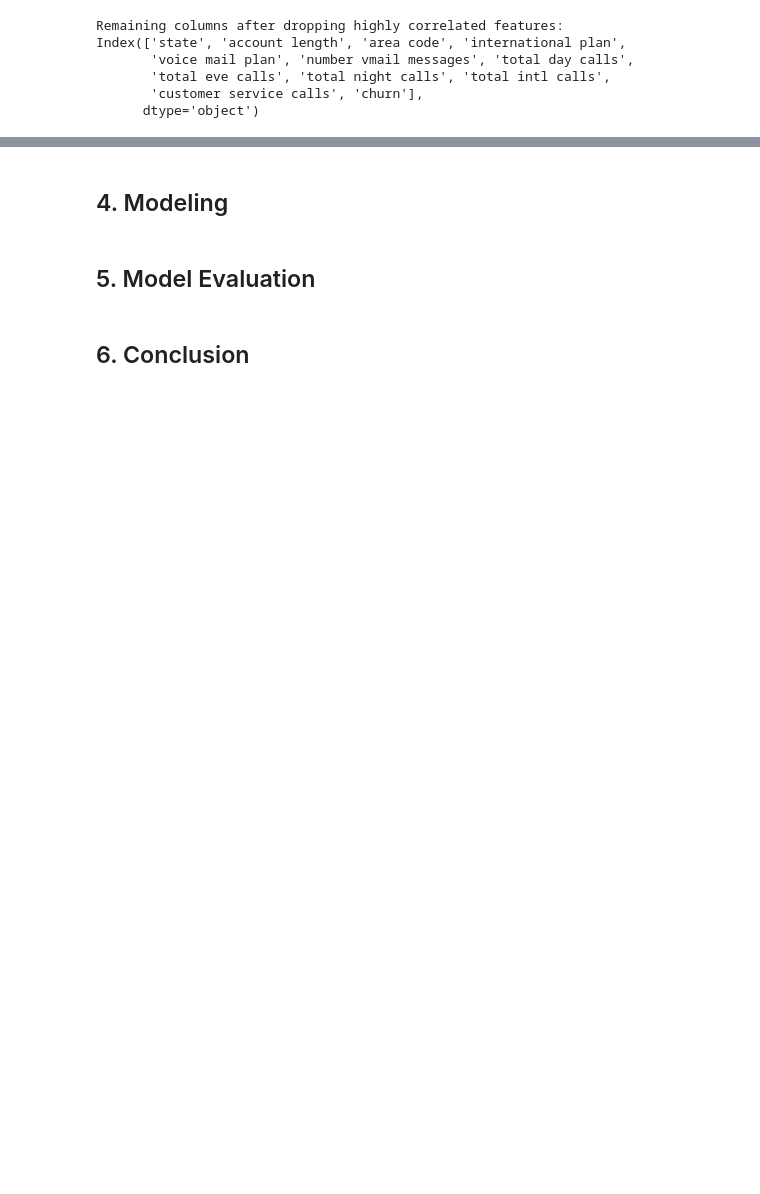
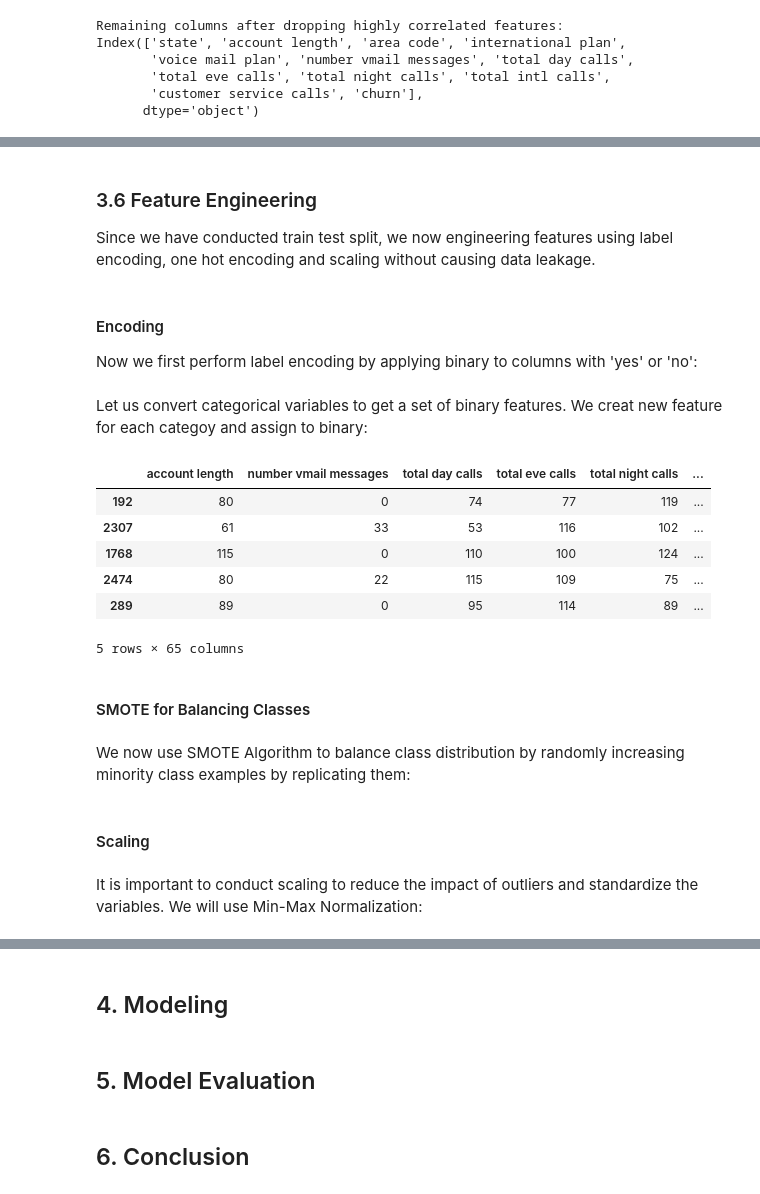
Before and after one commit to NashonOkumu/churn-prediction, a Jupyter notebook: student.ipynb, the cells around one changed output, grey strips where cells are left out. Cells and saved outputs as stored; diff of their text form; code cells hidden in the pictures; blank space fills up the shorter version.

Commit message:
feature engineering

```diff
--- a/student.ipynb
+++ b/student.ipynb
@@ -533,0 +607,14 @@ Index(['state', 'account length', 'area code', 'international plan',
+# %%
+# Define X and y
+X = df.drop("churn", axis=1)
+y = df["churn"]
+
+#split data
+X_train, X_test, y_train, y_test = train_test_split(X, y, test_size=0.2, random_state=42)
+# %% [markdown]
+### 3.6 Feature Engineering
+Since we have conducted train test split, we now engineering features using label encoding, one hot encoding and scaling without causing data leakage.
+# %% [markdown]
+#### Encoding
+
+Now we first perform label encoding by applying binary to columns with 'yes' or 'no':
@@ -533,0 +630,21 @@ Index(['state', 'account length', 'area code', 'international plan',
+# %% [markdown]
+Let us convert categorical variables to get a set of binary features. We creat new feature for each categoy and assign to binary:
+# %%
+# Apply one-hot encoding to the categorical columns in both training and test data
+X_train = pd.get_dummies(X_train, columns=['state', 'area code', 'international plan', 'voice mail plan'])
+X_test = pd.get_dummies(X_test, columns=['state', 'area code', 'international plan', 'voice mail plan'])
+
+# Show the modified data
+X_train.head()
+# %% [output]
+|  | account length | number vmail messages | total day calls | total eve calls | total night calls | ... |
+| 192 | 80 | 0 | 74 | 77 | 119 | ... |
+| 2307 | 61 | 33 | 53 | 116 | 102 | ... |
+| 1768 | 115 | 0 | 110 | 100 | 124 | ... |
+| 2474 | 80 | 22 | 115 | 109 | 75 | ... |
+| 289 | 89 | 0 | 95 | 114 | 89 | ... |
+5 rows × 65 columns
+# %% [markdown]
+#### SMOTE for Balancing Classes
+# %% [markdown]
+We now use SMOTE Algorithm  to balance class distribution by randomly increasing minority class examples by replicating them:
@@ -533,0 +657,4 @@ Index(['state', 'account length', 'area code', 'international plan',
+# %% [markdown]
+#### Scaling
+# %% [markdown]
+It is important to conduct scaling to reduce the impact of outliers and standardize the variables. We will use Min-Max Normalization:
```
Also changed, not shown: parts of 41 cells of this notebook.
